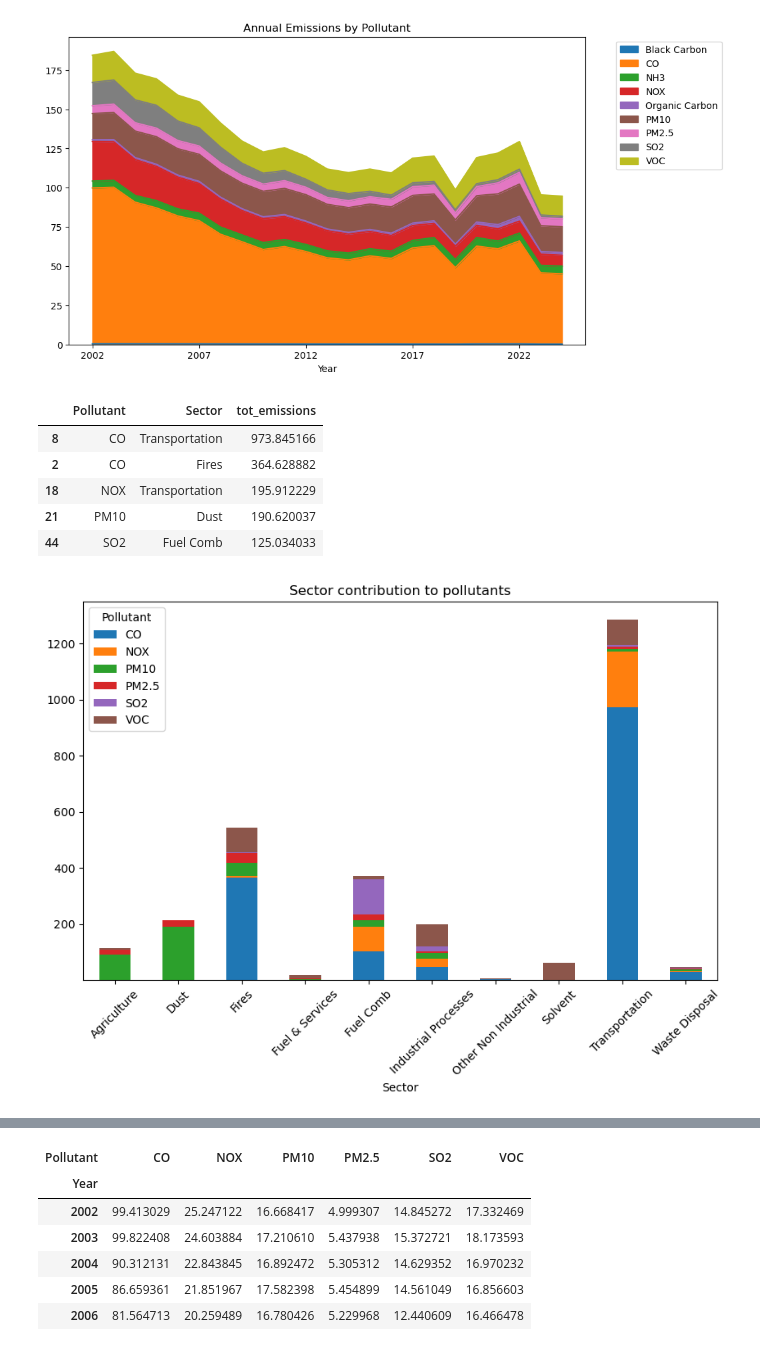
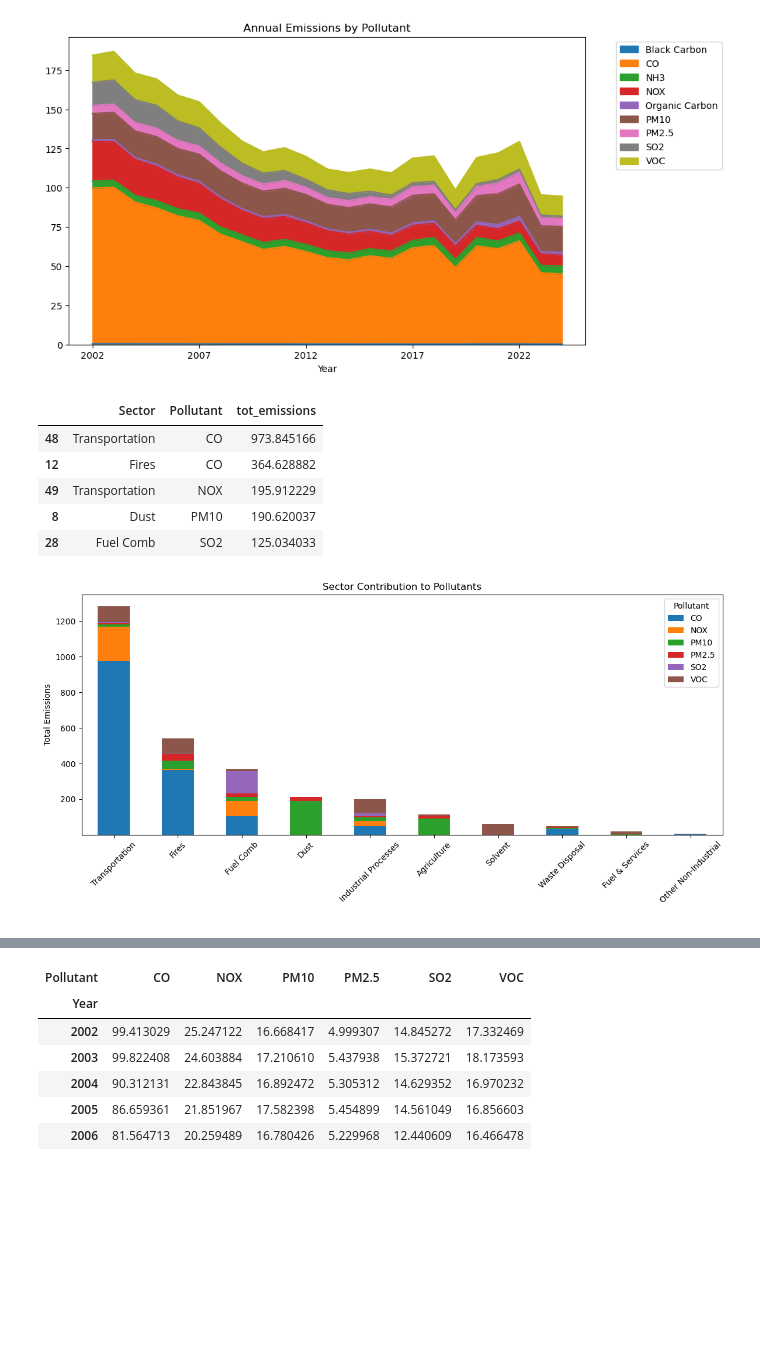
Before and after one commit to ShamithaJino/Air-Pollution-Analysis, a Jupyter notebook: notebook/sector_state_emission_analysis.ipynb, the cells around one changed output, grey strips where cells are left out. Saved outputs shown, nothing was run; the diff lists cells and outputs as text; code cells hidden in the pictures; blank space fills up the shorter version.

```diff
--- a/notebook/sector_state_emission_analysis.ipynb
+++ b/notebook/sector_state_emission_analysis.ipynb
@@ -30,6 +30,7 @@ air_pollutions_df.head()
 | 4 | 1 | AL | Black Carbon | Dust | 49.204652 | 45.977755 | 50.477153 | 53.880845 | ... |
 5 rows × 29 columns
 # %%
+air_pollutions_df['Sector'] = air_pollutions_df['Sector'].replace({'Other Non Industrial' : 'Other Non-Industrial'})
 air_pollutions_df['Pollutant'] = air_pollutions_df['Pollutant'].replace('PM25-PRI', 'PM2.5')
 air_pollutions_df['Pollutant'] = air_pollutions_df['Pollutant'].replace('PM10-PRI', 'PM10')
 # %%
@@ -434,31 +462,39 @@ filtered_pollutants_df = filtered_pollutants[filtered_pollutants['Pollutant'].is
 # Total emission by filtered pollutants and sectors
 pollutant_sector_df = (
     filtered_pollutants_df
-    .groupby(['Pollutant', 'Sector'])['Total_emissions_mlns']
+    .groupby(['Sector', 'Pollutant'])['Total_emissions_mlns']
     .sum()
     .reset_index(name='tot_emissions')
     .sort_values(by='tot_emissions', ascending=False)
 )
 pollutant_sector_df.head()
 # %% [output]
-|  | Pollutant | Sector | tot_emissions |
-| 8 | CO | Transportation | 973.845166 |
-| 2 | CO | Fires | 364.628882 |
-| 18 | NOX | Transportation | 195.912229 |
-| 21 | PM10 | Dust | 190.620037 |
-| 44 | SO2 | Fuel Comb | 125.034033 |
+|  | Sector | Pollutant | tot_emissions |
+| 48 | Transportation | CO | 973.845166 |
+| 12 | Fires | CO | 364.628882 |
+| 49 | Transportation | NOX | 195.912229 |
+| 8 | Dust | PM10 | 190.620037 |
+| 28 | Fuel Comb | SO2 | 125.034033 |
 # %%
-yearly_emissions_pivot= (
+yearly_emissions_pivot = (
     pollutant_sector_df
     .pivot(index='Sector', columns='Pollutant', values='tot_emissions')
+)
 
-)
-yearly_emissions_pivot.plot(kind='bar', stacked=True, figsize=(10,6))
-plt.title('Sector contribution to pollutants')
+yearly_emissions_pivot['Total'] = yearly_emissions_pivot.sum(axis=1)
+yearly_emissions_pivot= yearly_emissions_pivot.sort_values(by='Total', ascending=False)
+yearly_emissions_pivot = yearly_emissions_pivot.drop(columns='Total')
+
+# plot
+yearly_emissions_pivot.plot(kind='bar', stacked=True, figsize=(12,6))
+plt.title('Sector Contribution to Pollutants')
+plt.xlabel(' ')
 plt.xticks(rotation=45)
+plt.ylabel('Total Emissions')
+plt.tight_layout()
 plt.show()
 # %% [output]
-[figure, old version]
+[figure, new version]
 # %%
 filtered_pollutants_df.head()
 # %% [output]
```
Also changed, not shown: parts of 24 cells of this notebook, 2 other files.
